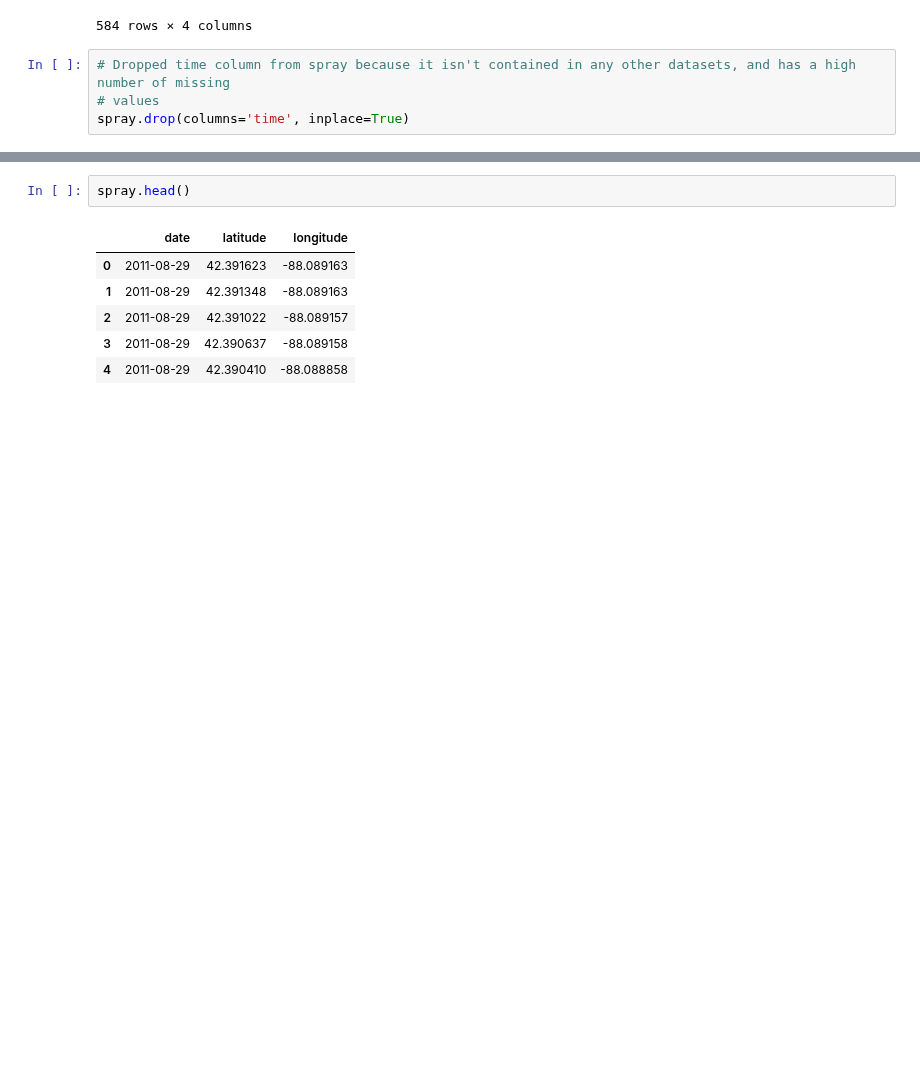
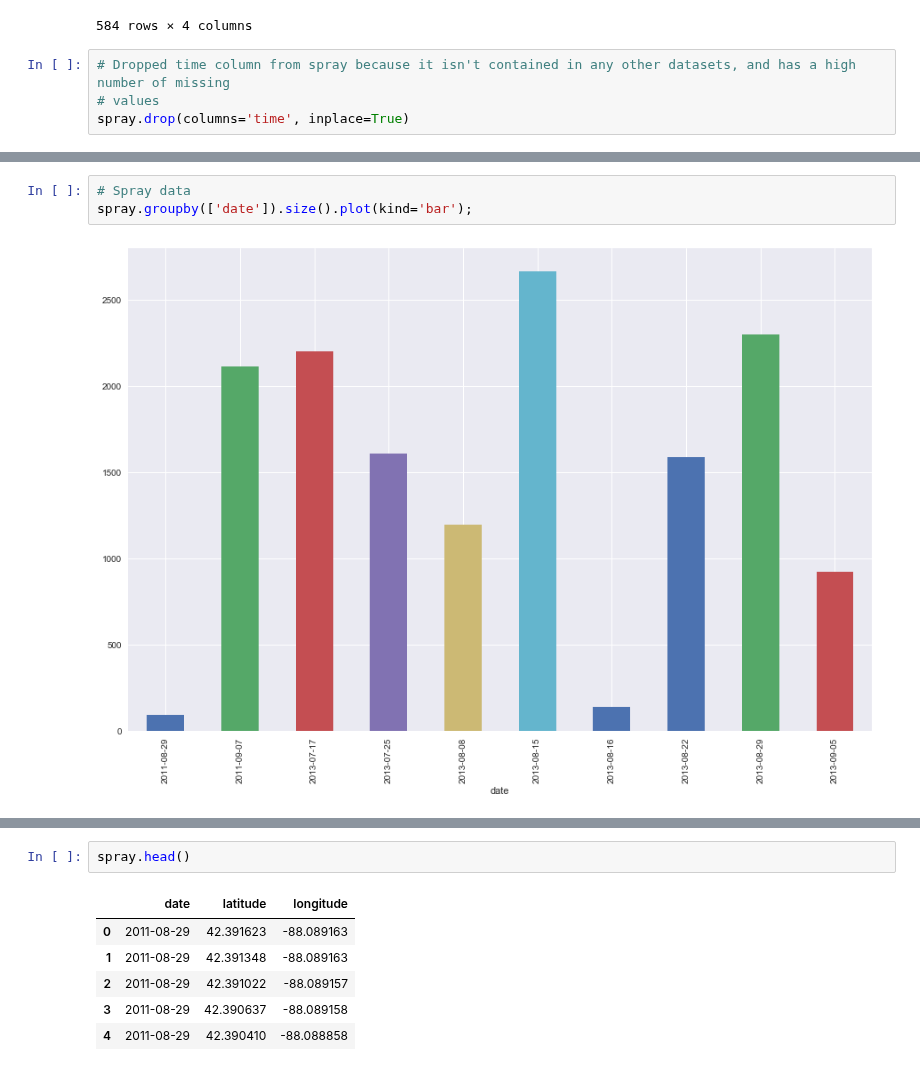
Before and after one commit to bryanco1966/Chicago_West_Nile, a Jupyter notebook: project_work/Exploratory Data Analysis Notebook.ipynb, the cells around one changed output, grey strips where cells are left out. Saved outputs shown, nothing was run; the diff lists cells and outputs as text; blank space fills up the shorter version.

```diff
--- a/project_work/Exploratory Data Analysis Notebook.ipynb
+++ b/project_work/Exploratory Data Analysis Notebook.ipynb
@@ -89,0 +154,5 @@ spray.drop(columns='time', inplace=True)
+# %%
+# Spray data
+spray.groupby(['date']).size().plot(kind='bar');
+# %% [output]
+[figure, added]
```
Also changed, not shown: parts of 9 cells of this notebook, 4 other files.
